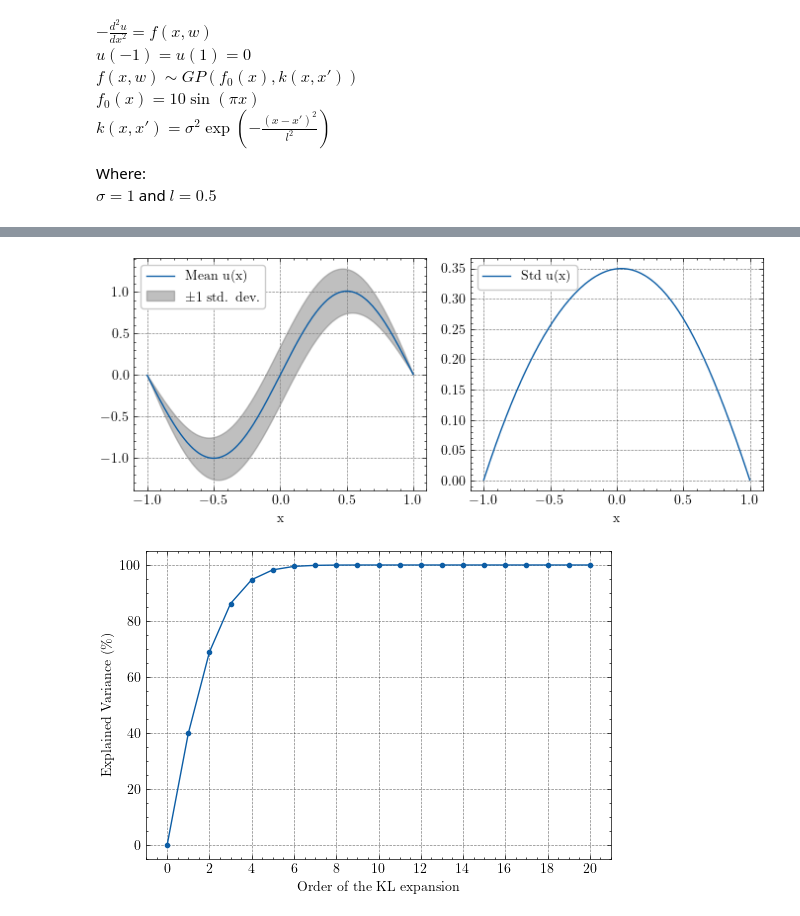
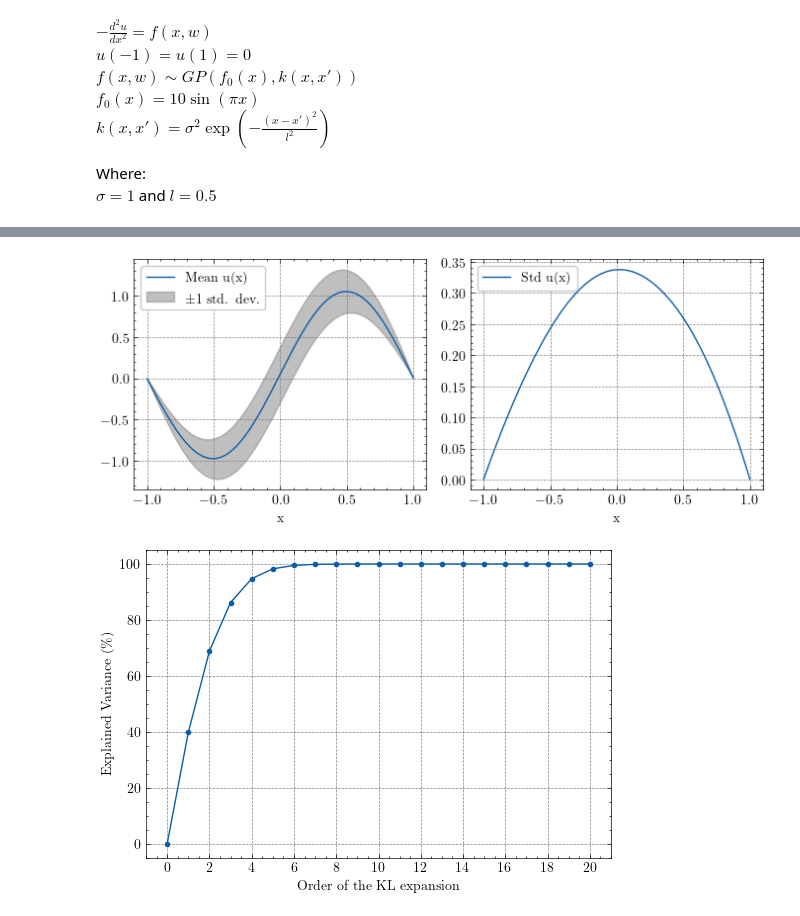
Before and after one commit to bonneted/PINN-PC, a Jupyter notebook: poisson/poisson_equation.ipynb, the cells around one changed output, grey strips where cells are left out. Cells and saved outputs as stored; diff of their text form; code cells hidden in the pictures.

```diff
--- a/poisson/poisson_equation.ipynb
+++ b/poisson/poisson_equation.ipynb
@@ -90,37 +90,37 @@ n_points = 1000
 x = np.linspace(-1, 1, n_points)
 dx = x[1] - x[0]
 
-n_samples = 100
+n_samples = 10000
 f_samples = sample_GP(x, n_samples) # Matrix of shape (n_samples, n_points)
 u_solution = np.array([solve_poisson(f_sample, dx) for f_sample in f_samples]) # Matrix of shape (n_samples, n_points)
 
 # Calculate the mean and standard deviation along the sample axis
 u_mean = u_solution.mean(axis=0)
 u_std = u_solution.std(axis=0)
 
 # Plot the mean and standard deviation side by side
 fig = plt.figure(figsize=(7, 3))
 
 # Left subplot for mean of u(x)
 plt.subplot(1, 2, 1)
 plt.plot(x, u_mean, label="Mean u(x)")
 plt.fill_between(x, u_mean - u_std, u_mean + u_std, color='gray', alpha=0.5, label="±1 std. dev.")
 # plt.title("Mean Solution u(x)")
 plt.xlabel('x')
 plt.legend()
 
 # Right subplot for standard deviation of u(x)
 plt.subplot(1, 2, 2)
 plt.plot(x, u_std, label="Std u(x)")
 # plt.title("Standard Deviation of Solutions u(x)")
 plt.xlabel('x')
 plt.legend()
 
 plt.tight_layout()
 plt.show()
 # fig.savefig('figures/MonteCarlo_mean_std.pdf', bbox_inches='tight')
 # %% [output]
-[figure, old version]
+[figure, new version]
 # %%
 import numpy as np
 import matplotlib.pyplot as plt
```
Also changed, not shown: parts of 7 cells of this notebook.
